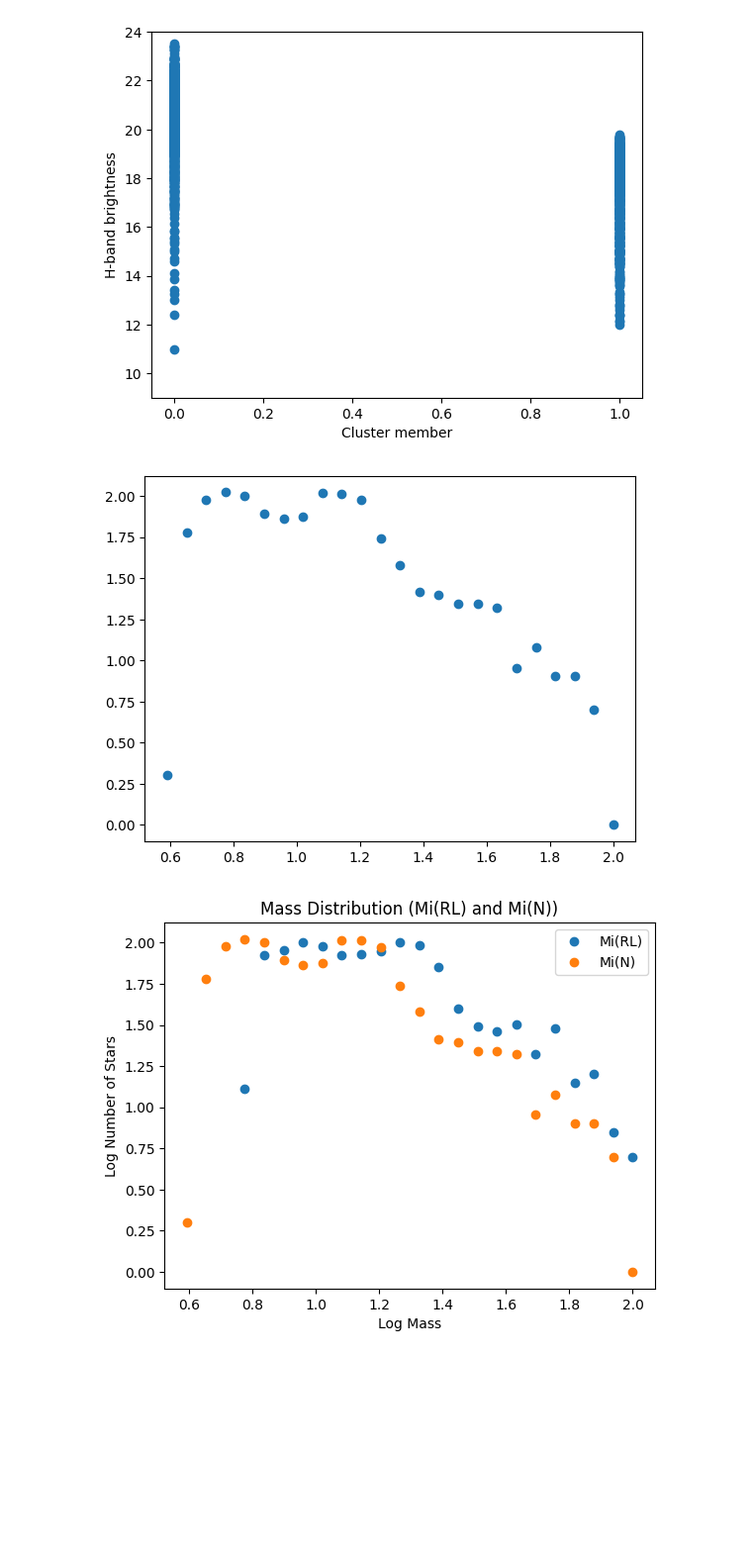
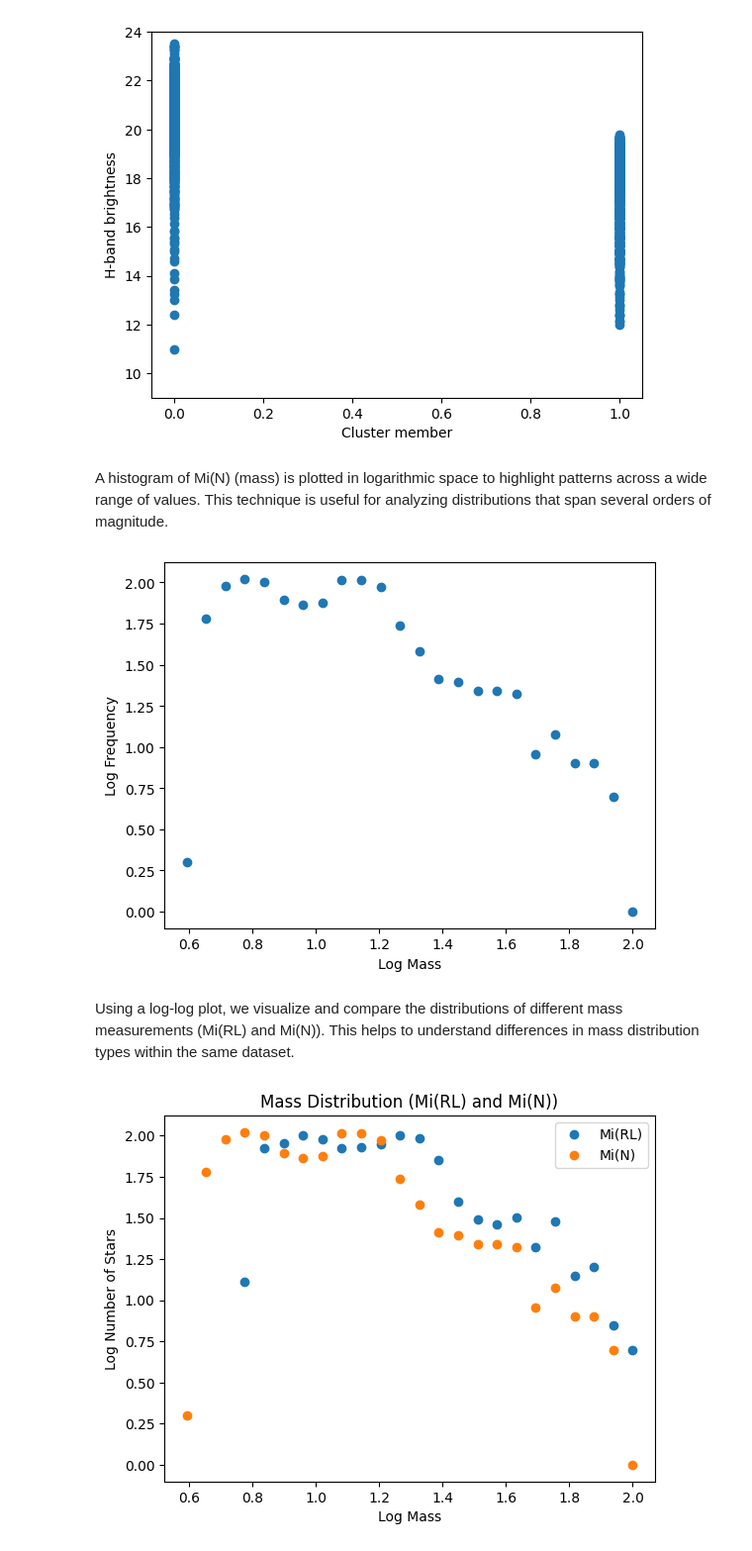
Before and after one commit to laxm7/sta_project, a Jupyter notebook: imf_chiara_felix_laxman.ipynb, the cells around one changed output. Shown at 99% size. Drawn from its saved outputs; the diff is of its cells as text; code cells hidden in the pictures; blank space fills up the shorter version.

```diff
--- a/imf_chiara_felix_laxman.ipynb
+++ b/imf_chiara_felix_laxman.ipynb
@@ -61,23 +67,30 @@ plt.plot(clus, mag, "o")
 # %% [output]
 [<matplotlib.lines.Line2D at 0x...>]
 [figure]
+# %% [markdown]
+A histogram of Mi(N) (mass) is plotted in logarithmic space to highlight patterns across a wide range of values. This technique is useful for analyzing distributions that span several orders of magnitude.
 # %%
 import numpy as np
 from matplotlib import pyplot as plt
 from astropy.io import ascii
 table = ascii.read("./Arches/table5.dat", readme="./Arches/ReadMe.txt")
 m = table["Mi(N)"]
 m = m[m>0]
 
 x = np.logspace(-1, 2, 50)
 y, _ = np.histogram(m, x)
 
-plt.xlabel("")
-plt.ylabel("")
+#Fixes RuntimeWarning: divide by zero encountered in log10
+y = np.where(y == 0, np.nan, y)
+
+plt.xlabel("Log Mass")
+plt.ylabel("Log Frequency")
 plt.plot(np.log10(x[1:]), np.log10(y), "o")
 plt.show()
 # %% [output]
-[figure, old version]
+[figure, new version]
+# %% [markdown]
+Using a log-log plot, we visualize and compare the distributions of different mass measurements (Mi(RL) and Mi(N)). This helps to understand differences in mass distribution types within the same dataset.
 # %%
 import numpy as np
 from matplotlib import pyplot as plt
```
Also changed, not shown: parts of 16 cells of this notebook.
